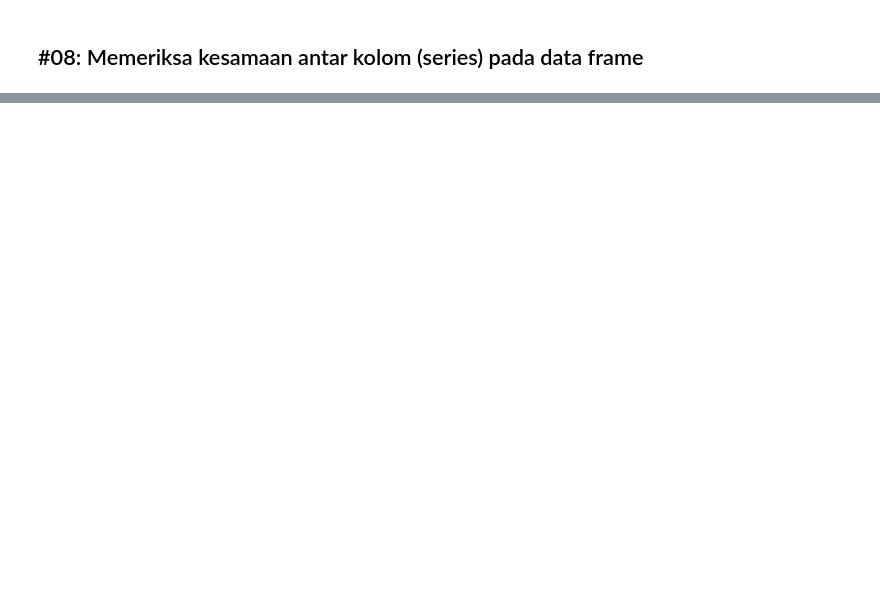
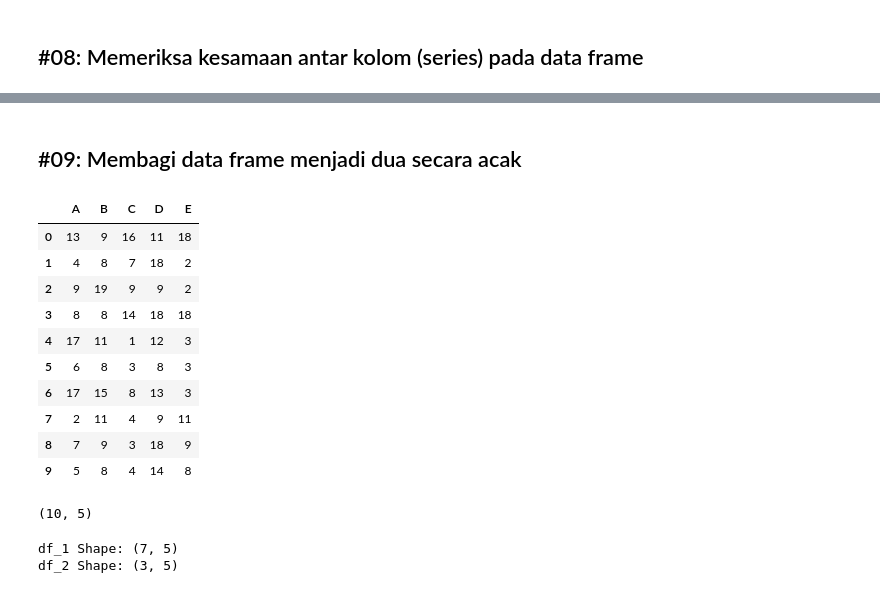
Before and after one commit to yap23/belajar_python, a Jupyter notebook: Belajar Pandas.ipynb, the cells around one changed output, grey strips where cells are left out. Drawn from its saved outputs; the diff is of its cells as text; code cells hidden in the pictures; blank space fills up the shorter version.

```diff
--- a/Belajar Pandas.ipynb
+++ b/Belajar Pandas.ipynb
@@ -397,0 +461,37 @@ df.head()
+# %% [markdown]
+## #09: Membagi data frame menjadi dua secara acak
+# %%
+# Persiapan data frame
+n_rows = 10
+n_cols = 5
+cols = tuple('ABCDE')
+
+df = pd.DataFrame(np.random.randint(1,20,size=(n_rows, n_cols)), columns=cols)
+df
+# %% [output]
+|  | A | B | C | D | E |
+| 0 | 13 | 9 | 16 | 11 | 18 |
+| 1 | 4 | 8 | 7 | 18 | 2 |
+| 2 | 9 | 19 | 9 | 9 | 2 |
+| 3 | 8 | 8 | 14 | 18 | 18 |
+| 4 | 17 | 11 | 1 | 12 | 3 |
+| 5 | 6 | 8 | 3 | 8 | 3 |
+| 6 | 17 | 15 | 8 | 13 | 3 |
+| 7 | 2 | 11 | 4 | 9 | 11 |
+| 8 | 7 | 9 | 3 | 18 | 9 |
+| 9 | 5 | 8 | 4 | 14 | 8 |
+# %%
+# Membagi dua data frame menjadi dua secara acak berdasarkan proporsi tertentu
+df.shape
+# %% [output]
+(10, 5)
+# %%
+proporsi = 0.7
+df_1 = df.sample(frac=proporsi)
+df_2 = df.drop(df_1.index)
+
+print(f'df_1 Shape: {df_1.shape}')
+print(f'df_2 Shape: {df_2.shape}')
+# %% [output]
+df_1 Shape: (7, 5)
+df_2 Shape: (3, 5)
```
Also changed, not shown: parts of 35 cells of this notebook.
